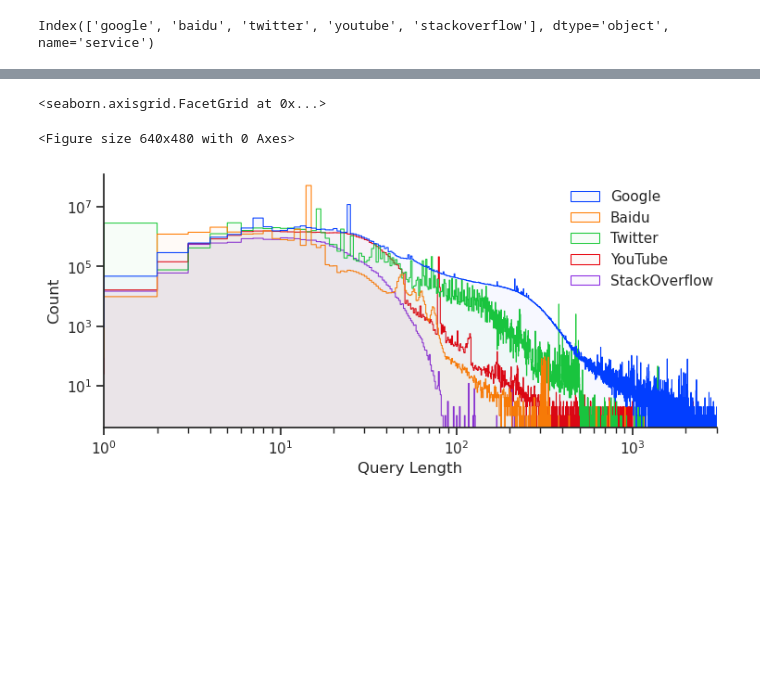
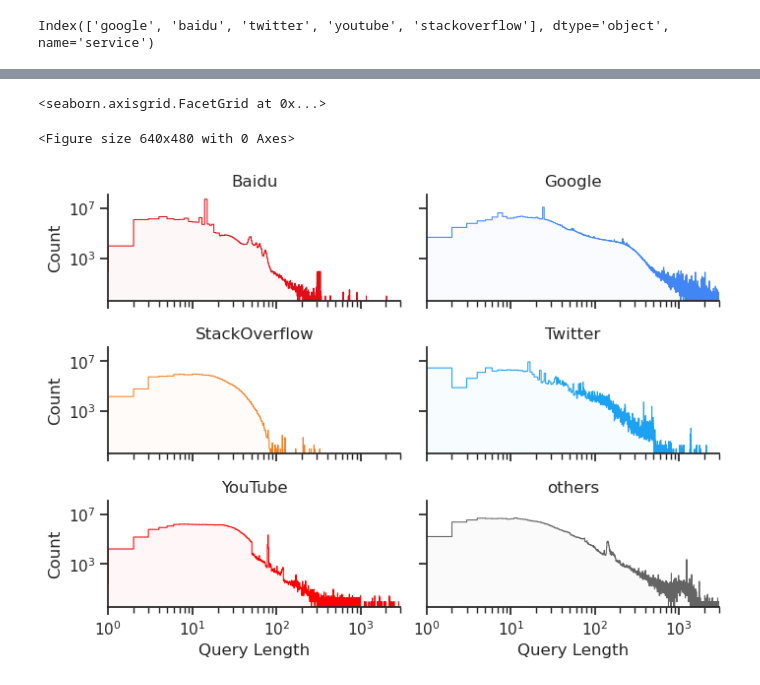
Before and after one commit to webis-de/archive-query-log, a Jupyter notebook: notebooks/evaluation_query_length.ipynb, the cells around one changed output, grey strips where cells are left out. Drawn from its saved outputs; the diff is of its cells as text; code cells hidden in the pictures; blank space fills up the shorter version.

```diff
--- a/notebooks/evaluation_query_length.ipynb
+++ b/notebooks/evaluation_query_length.ipynb
@@ -165,19 +167,15 @@ service_names = {
+# %%
+top_services_names = [service_names.get(service, None) for service in top_services] + ["others"]
+top_services_colors = [service_colors.get(service, None) for service in top_services] + ["#646464"]
 # %%
 df_plot = df.copy()
-df_plot = df_plot[df_plot["service"].isin(top_services)]
-# df_plot.loc[
-#     ~df_plot["service"].isin(top_services),
-#     "service",
-# ] = "other"
-# df_plot.loc[
-#     ~df_plot["language"].isin(top_languages),
-#     "language",
-# ] = "other"
-df_plot["service"] = df_plot["service"].map(service_names)
-top_services = [service_names.get(service, None) for service in top_services]
+df_plot.loc[
+    ~df_plot["service"].isin(list(top_services)),
+    "service"
+] = "others"
+df_plot["service"] = df_plot["service"].map(service_names, na_action=None)
 df_plot = df_plot.groupby([
     "service",
-    # "language",
     "query_length",
 ])["count"].sum().reset_index()
 df_plot
@@ -198,53 +196,63 @@ df_plot
 # %%
 from seaborn import histplot, FacetGrid, color_palette, kdeplot, displot, set_theme, set_style, move_legend
 from matplotlib.pyplot import tight_layout, axhline
 
-width = 7.5
+width = 3.5
 aspect = 2
 set_theme()
 tight_layout()
 set_style("ticks")
-plot = displot(
+plot = FacetGrid(
     data=df_plot,
-    kind="hist",
+    col="service",
+    col_wrap=2,
+    hue="service",
+    hue_order=top_services_names,
+    # palette="bright",
+    palette=top_services_colors,
+    aspect=aspect,
+    height=width/aspect,
+    sharex=True,
+    sharey=True,
+)
+plot.map_dataframe(
+    histplot,
     x="query_length",
     weights="count",
-    # hue="language",
-    # hue_order=[*top_languages, "other"],
-    hue="service",
-    hue_order=[*top_services],
-    palette="bright",
     element="step",
-    # element="poly",
-    # multiple="stack",
-    # alpha=0.5,
+    binwidth=1,
+    multiple="layer",
     linewidth=0.75,
     alpha=0.03,
-    binwidth=1,
-    aspect=aspect,
-    height=width/aspect,
-    # linewidth=0,
+    # multiple="stack",
+    # linewidth=0layer', 'stack', 'fill', 'dodge,
+    # alpha=0.5,
+    # multiple="fill",
+    # multiple="dodge",
+    # linewidth=0.75,
+    # alpha=0.03,
 )
 plot.set(
     xlim=(1, 3000),
 )
+plot.set_titles("{col_name}")
 plot.set_axis_labels("Query Length", "Count")
 # plot.set_axis_labels("", "")
-move_legend(
-    plot,
-    title="",
-    loc="upper right",
-    bbox_to_anchor=(0.8, 0.9),
-)
+# move_legend(
+#     plot,
+#     title="",
+#     loc="upper right",
+#     bbox_to_anchor=(0.8, 0.9),
+# )
 plot.set(
     yscale="log",
     xscale="log",
 )
 # plot.despine(left=True)
-plot.savefig("figures/plot-query-length-histogram.pdf")
-plot.savefig("figures/plot-query-length-histogram.png")
+plot.savefig("figures/plot-query-length-histogram-facet.pdf")
+plot.savefig("figures/plot-query-length-histogram-facet.png")
 plot
 # %% [output]
 <seaborn.axisgrid.FacetGrid at 0x...>
 <Figure size 640x480 with 0 Axes>
-[figure, old version]
+[figure, new version]
```
Also changed, not shown: parts of 12 cells of this notebook, 2 other files.
